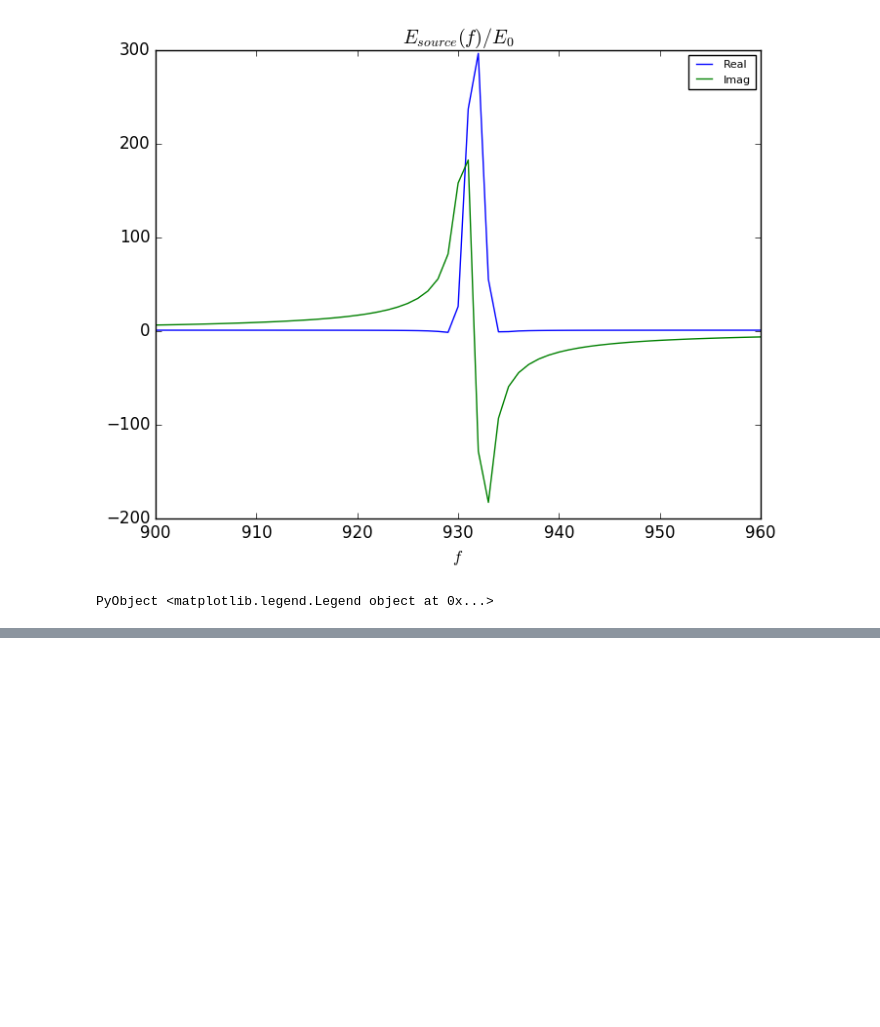
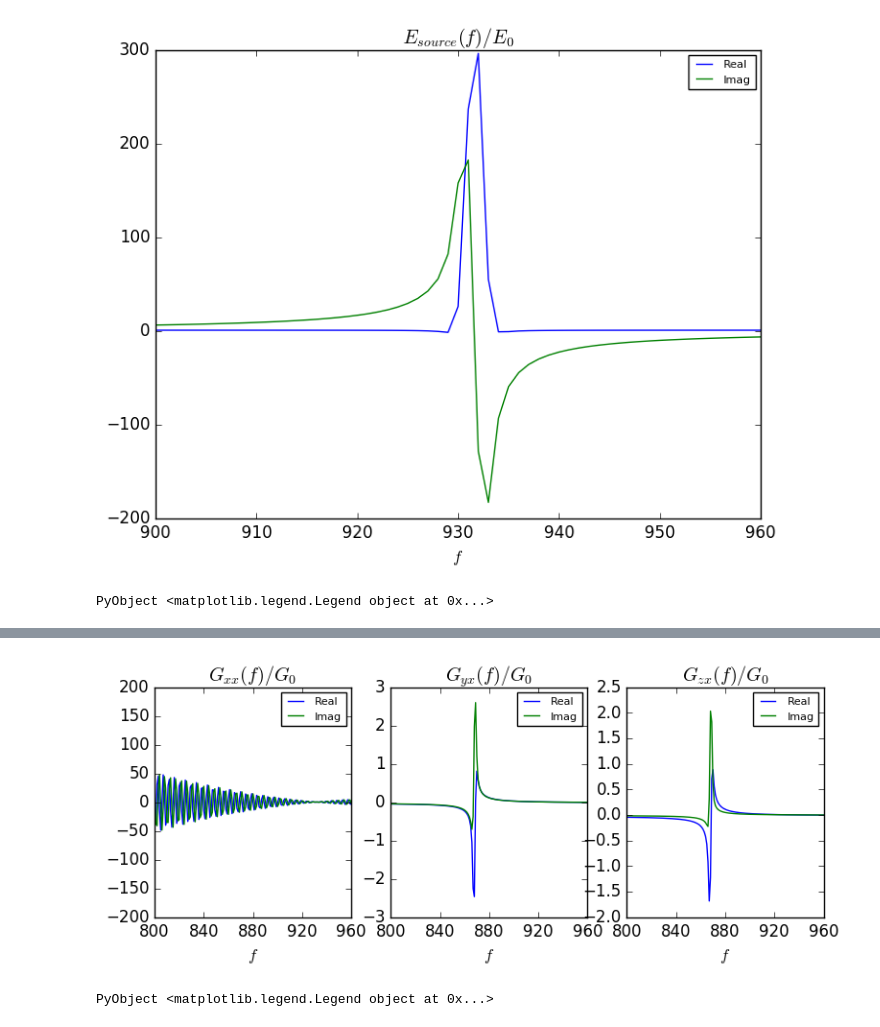
Before and after one commit to i2000s/simnanophotonics, a Jupyter notebook: Nanofiber.ipynb, the cells around one changed output, grey strips where cells are left out. Cells and saved outputs as stored; diff of their text form; code cells hidden in the pictures; blank space fills up the shorter version.

```diff
--- a/Nanofiber.ipynb
+++ b/Nanofiber.ipynb
@@ -155,0 +161,38 @@ Also, I didn't use the `fftshift()` function for this transformation, in which I
+# %%
+Gxx=ex_f./E_source_f
+Gyx=ey_f./E_source_f
+Gzx=ez_f./E_source_f
+
+figure(figsize=(9,3))
+subplot(1,3,1)
+plot(real(Gxx))
+plot(imag(Gxx))
+title("\$G_{xx}(f)/G_0\$")
+xlabel(L"f")
+xlim([800,960])
+xticks(linspace(800,960,5))
+#ylabel(L"$G_{xx}/G_0$ (arbitrary units)")
+legend(["Real", "Imag"],fontsize=8)
+
+subplot(1,3,2)
+plot(real(Gyx))
+plot(imag(Gyx))
+title("\$G_{yx}(f)/G_0\$")
+xlabel(L"f")
+xlim([800,960])
+xticks(linspace(800,960,5))
+#ylabel(L"$G_{yx}/G_0$ (arbitrary units)")
+legend(["Real", "Imag"],fontsize=8)
+
+subplot(1,3,3)
+plot(real(Gzx))
+plot(imag(Gzx))
+title("\$G_{zx}(f)/G_0\$")
+xlabel(L"f")
+xlim([800,960])
+xticks(linspace(800,960,5))
+#ylabel(L"$G_{zx}/G_0$ (arbitrary units)")
+legend(["Real", "Imag"],fontsize=8)
+# %% [output]
+[figure, added]
+PyObject <matplotlib.legend.Legend object at 0x...>
```
Also changed, not shown: parts of 2 cells of this notebook.
